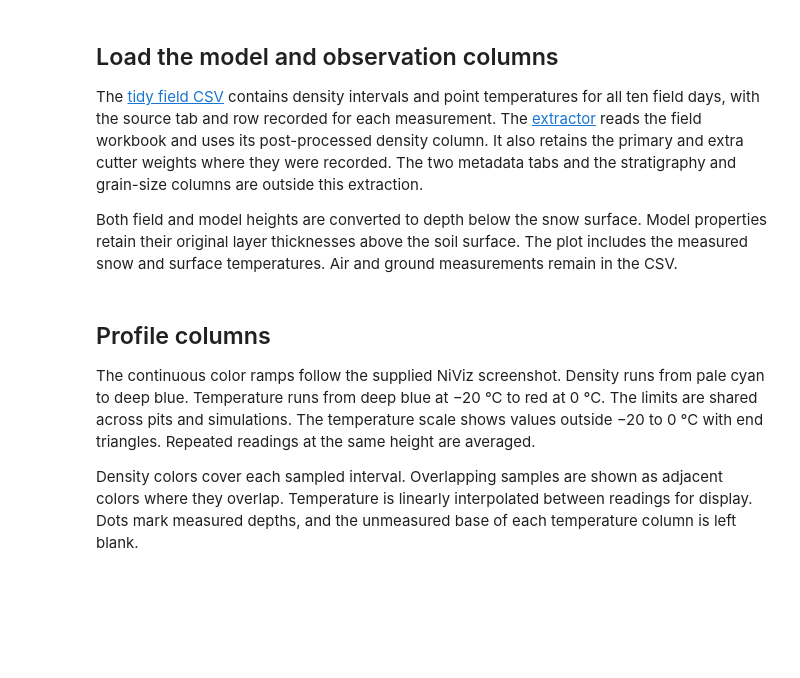
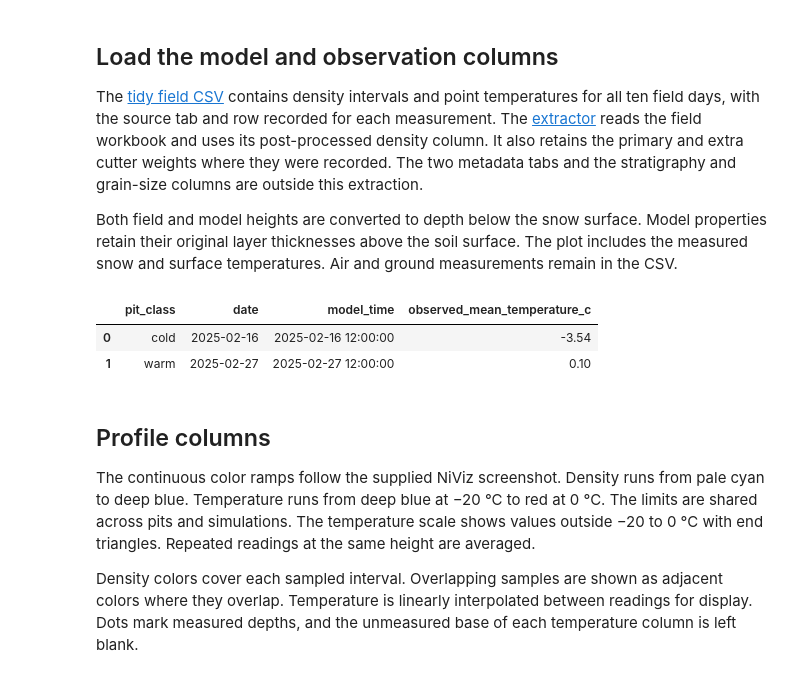
Before and after one commit to cassielumbrazo/juneau_snow_modeling_manuscript, a Jupyter notebook: figures/notebooks/select_table2_snowpit.ipynb, the cells around one changed output. Saved outputs shown, nothing was run; the diff lists cells and outputs as text; code cells hidden in the pictures; blank space fills up the shorter version.

```diff
--- a/figures/notebooks/figureX_table2_snowpits.ipynb
+++ b/figures/notebooks/select_table2_snowpit.ipynb
@@ -81,14 +122,26 @@ def read_profile(path, timestamp):
         'density_kg_m3': density[snow],
         'temperature_c': temperature[snow],
     }).iloc[::-1].reset_index(drop=True)
-
-
-field = pd.read_csv(field_file, parse_dates=['date']).set_index('date')
-profiles = {
-    pit: {name: read_profile(path, time) for name, path in model_files.items()}
-    for pit, time in pits.items()
-}
-bounds = ['top_cm', 'bottom_cm']
+# %%
+profiles = {
+    time: {name: read_profile(path, time) for name, path in model_files.items()}
+    for _, time in pits
+}
+bounds = ['top_cm', 'bottom_cm']
+
+# Replace the publication selection only after both dates load in both simulations.
+selection_file = root / 'figures/data/ppsa_snowpit_selection_WY2025.csv'
+columns = ['pit_class', 'date', 'model_time', 'observed_mean_temperature_c']
+with NamedTemporaryFile(mode='w', dir=selection_file.parent, suffix='.tmp',
+                        delete=False) as temp:
+    staged_selection = Path(temp.name)
+    selected[columns].to_csv(temp, index=False, float_format='%.6f')
+staged_selection.replace(selection_file)
+display(selected[columns])
+# %% [output]
+|  | pit_class | date | model_time | observed_mean_temperature_c |
+| 0 | cold | 2025-02-16 | 2025-02-16 12:00:00 | -3.54 |
+| 1 | warm | 2025-02-27 | 2025-02-27 12:00:00 | 0.10 |
 # %% [markdown]
 ## Profile columns
 
```
Also changed, not shown: parts of 6 cells of this notebook, 19 other files.
